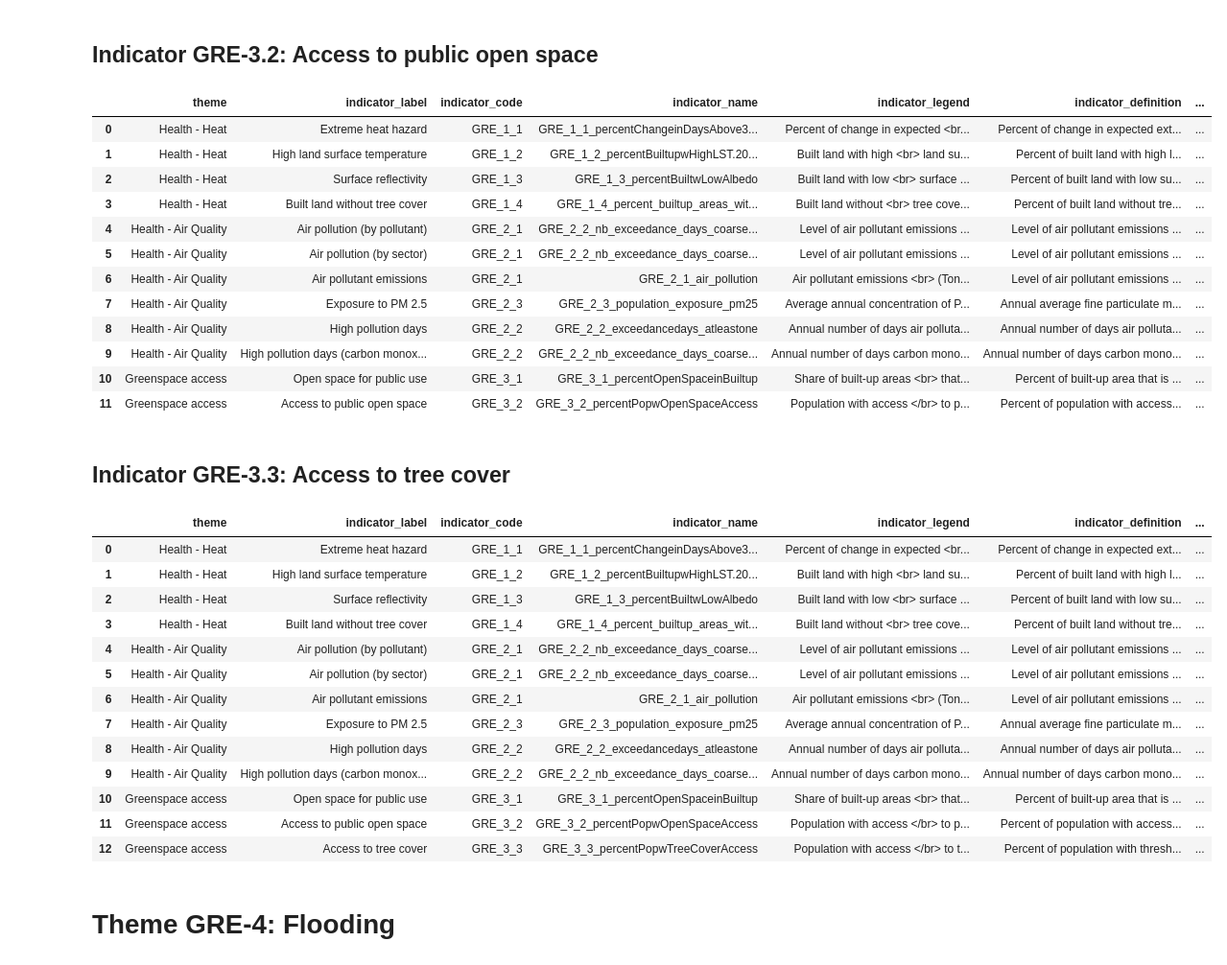
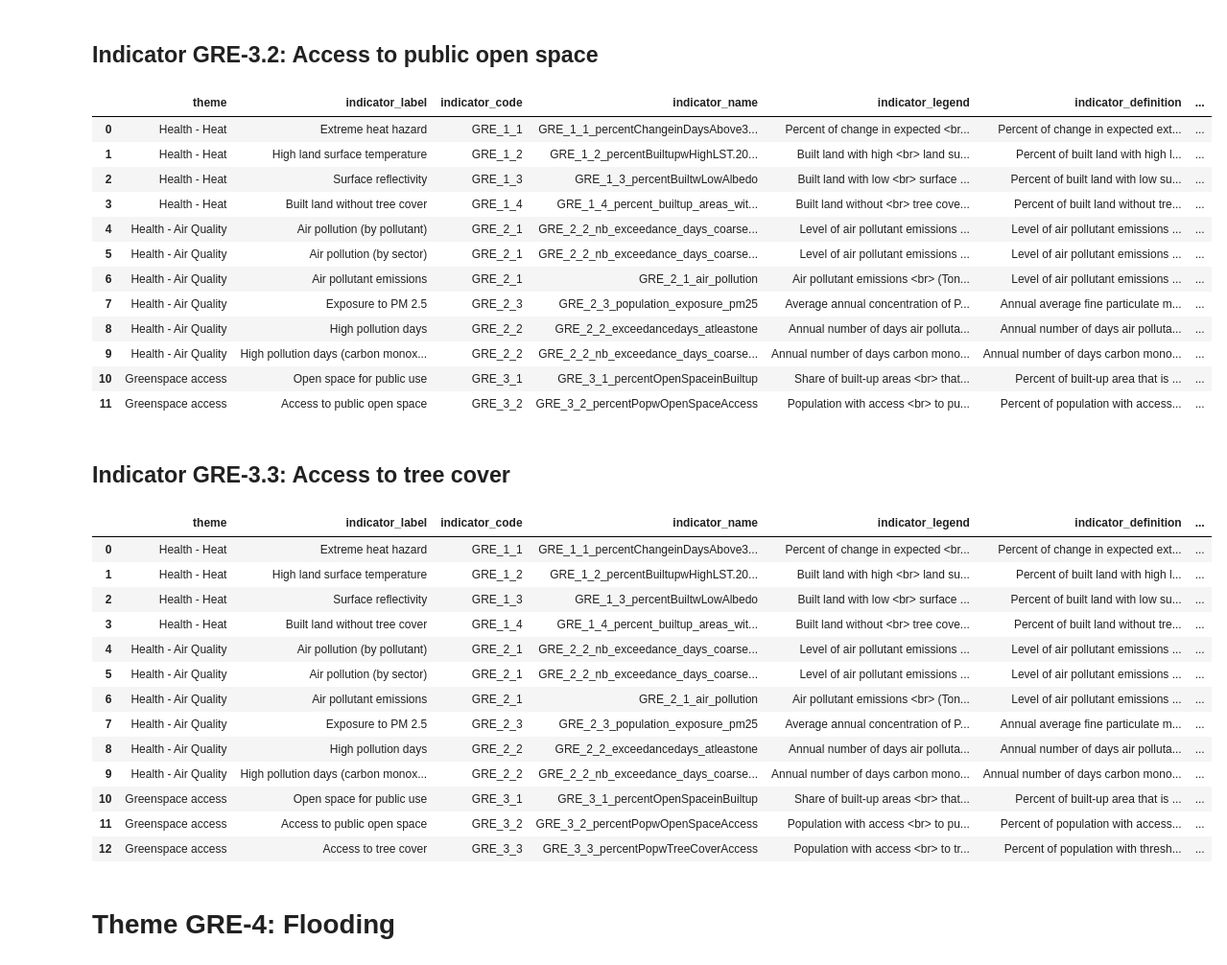
Before and after one commit to wri/cities-cities4forests-indicators, a Jupyter notebook: scripts/define-indicators.ipynb, the cells around one changed output. Shown at 96% size. Saved outputs shown, nothing was run; the diff lists cells and outputs as text; code cells hidden in the pictures.

```diff
--- a/scripts/define-indicators.ipynb
+++ b/scripts/define-indicators.ipynb
@@ -243,7 +243,7 @@ indicators_definitions = indicators_definitions.append({'theme' : 'Greenspace ac
                                                         'indicator_label' : 'Access to public open space',
                                                         'indicator_code' : 'GRE_3_2',
                                                         'indicator_name' : 'GRE_3_2_percentPopwOpenSpaceAccess',
-                                                        'indicator_legend' : 'Population with access </br> to public open space (%)',
+                                                        'indicator_legend' : 'Population with access <br> to public open space (%)',
                                                        'indicator_definition' : 'Percent of population with access to public open space within walking distance (400m)',
                                                        'data_sources' : 'WorldPop, Open Street Map',
                                                        'importance' : 'Availability of open space in a city is also a function of its ease of access and who does or does not have easy access. As a result, spatial distribution of open space across the city and its alignment with the location of population, and its accessibility within walking distance (commonly defined at 400 meters) is a critical indicator to understand how many city residents are well served by open space.',
@@ -263,36 +263,36 @@ indicators_definitions
 | 8 | Health - Air Quality | High pollution days | GRE_2_2 | GRE_2_2_exceedancedays_atleastone | Annual number of days air polluta... | Annual number of days air polluta... | ... |
 | 9 | Health - Air Quality | High pollution days (carbon monox... | GRE_2_2 | GRE_2_2_nb_exceedance_days_coarse... | Annual number of days carbon mono... | Annual number of days carbon mono... | ... |
 | 10 | Greenspace access | Open space for public use | GRE_3_1 | GRE_3_1_percentOpenSpaceinBuiltup | Share of built-up areas <br> that... | Percent of built-up area that is ... | ... |
-| 11 | Greenspace access | Access to public open space | GRE_3_2 | GRE_3_2_percentPopwOpenSpaceAccess | Population with access </br> to p... | Percent of population with access... | ... |
+| 11 | Greenspace access | Access to public open space | GRE_3_2 | GRE_3_2_percentPopwOpenSpaceAccess | Population with access <br> to pu... | Percent of population with access... | ... |
 # %% [markdown]
 ## Indicator GRE-3.3: Access to tree cover
 # %%
 indicators_definitions = indicators_definitions.append({'theme' : 'Greenspace access',
                                                         'indicator_label' : 'Access to tree cover',
                                                         'indicator_code' : 'GRE_3_3',
                                                         'indicator_name' : 'GRE_3_3_percentPopwTreeCoverAccess',
-                                                        'indicator_legend' : 'Population with access </br> to tree cover (%)',
+                                                        'indicator_legend' : 'Population with access <br> to tree cover (%)',
                                                        'indicator_definition' : 'Percent of population with threshold level (10%+) of tree cover within walking distance (400m)',
                                                        'data_sources' : 'WorldPop, Tree Mosaic Land',
                                                        'importance' : 'Access to tree cover is also an important indicator of quality greenspace, whether it is public or private space. Privately maintained trees also provide a variety of public benefits from clean air to heat mitigation and shade. This indicator considers all trees within walking distance (400 meters) for each resident of the city as an indicator of the quality of greenspace that they interact with in an average day.',
                                                        'methods' : 'This indicator uses 10-meter resolution tree cover data for 2020 from the Trees in Mosaic Landscapes dataset and gridded population at 100-meter resolution from the WorldPop project as retrieved from Earth Engine. A neighborhood reduction method using a circular kernel of 400 meters is applied to the tree cover layer to determine the percentage tree cover within 400 meters of each pixel in the area of interest. This results is then used to mask the population layer to only include pixels with at least 10% tree cover within 400 meters. The population of this masked population layer is then calculated and then converted to percent by dividing that value by the total population of the area of interest.'},
                                                        ignore_index = True)
 indicators_definitions
 # %% [output]
 |  | theme | indicator_label | indicator_code | indicator_name | indicator_legend | indicator_definition | ... |
 | 0 | Health - Heat | Extreme heat hazard | GRE_1_1 | GRE_1_1_percentChangeinDaysAbove3... | Percent of change in expected <br... | Percent of change in expected ext... | ... |
 | 1 | Health - Heat | High land surface temperature | GRE_1_2 | GRE_1_2_percentBuiltupwHighLST.20... | Built land with high <br> land su... | Percent of built land with high l... | ... |
 | 2 | Health - Heat | Surface reflectivity | GRE_1_3 | GRE_1_3_percentBuiltwLowAlbedo | Built land with low <br> surface ... | Percent of built land with low su... | ... |
 | 3 | Health - Heat | Built land without tree cover | GRE_1_4 | GRE_1_4_percent_builtup_areas_wit... | Built land without <br> tree cove... | Percent of built land without tre... | ... |
 | 4 | Health - Air Quality | Air pollution (by pollutant) | GRE_2_1 | GRE_2_2_nb_exceedance_days_coarse... | Level of air pollutant emissions ... | Level of air pollutant emissions ... | ... |
 | 5 | Health - Air Quality | Air pollution (by sector) | GRE_2_1 | GRE_2_2_nb_exceedance_days_coarse... | Level of air pollutant emissions ... | Level of air pollutant emissions ... | ... |
 | 6 | Health - Air Quality | Air pollutant emissions | GRE_2_1 | GRE_2_1_air_pollution | Air pollutant emissions <br> (Ton... | Level of air pollutant emissions ... | ... |
 | 7 | Health - Air Quality | Exposure to PM 2.5 | GRE_2_3 | GRE_2_3_population_exposure_pm25 | Average annual concentration of P... | Annual average fine particulate m... | ... |
 | 8 | Health - Air Quality | High pollution days | GRE_2_2 | GRE_2_2_exceedancedays_atleastone | Annual number of days air polluta... | Annual number of days air polluta... | ... |
 | 9 | Health - Air Quality | High pollution days (carbon monox... | GRE_2_2 | GRE_2_2_nb_exceedance_days_coarse... | Annual number of days carbon mono... | Annual number of days carbon mono... | ... |
 | 10 | Greenspace access | Open space for public use | GRE_3_1 | GRE_3_1_percentOpenSpaceinBuiltup | Share of built-up areas <br> that... | Percent of built-up area that is ... | ... |
-| 11 | Greenspace access | Access to public open space | GRE_3_2 | GRE_3_2_percentPopwOpenSpaceAccess | Population with access </br> to p... | Percent of population with access... | ... |
-| 12 | Greenspace access | Access to tree cover | GRE_3_3 | GRE_3_3_percentPopwTreeCoverAccess | Population with access </br> to t... | Percent of population with thresh... | ... |
+| 11 | Greenspace access | Access to public open space | GRE_3_2 | GRE_3_2_percentPopwOpenSpaceAccess | Population with access <br> to pu... | Percent of population with access... | ... |
+| 12 | Greenspace access | Access to tree cover | GRE_3_3 | GRE_3_3_percentPopwTreeCoverAccess | Population with access <br> to tr... | Percent of population with thresh... | ... |
 # %% [markdown]
 # Theme GRE-4: Flooding
 # %% [markdown]
```
Also changed, not shown: parts of 4 cells of this notebook, 5 other files.
